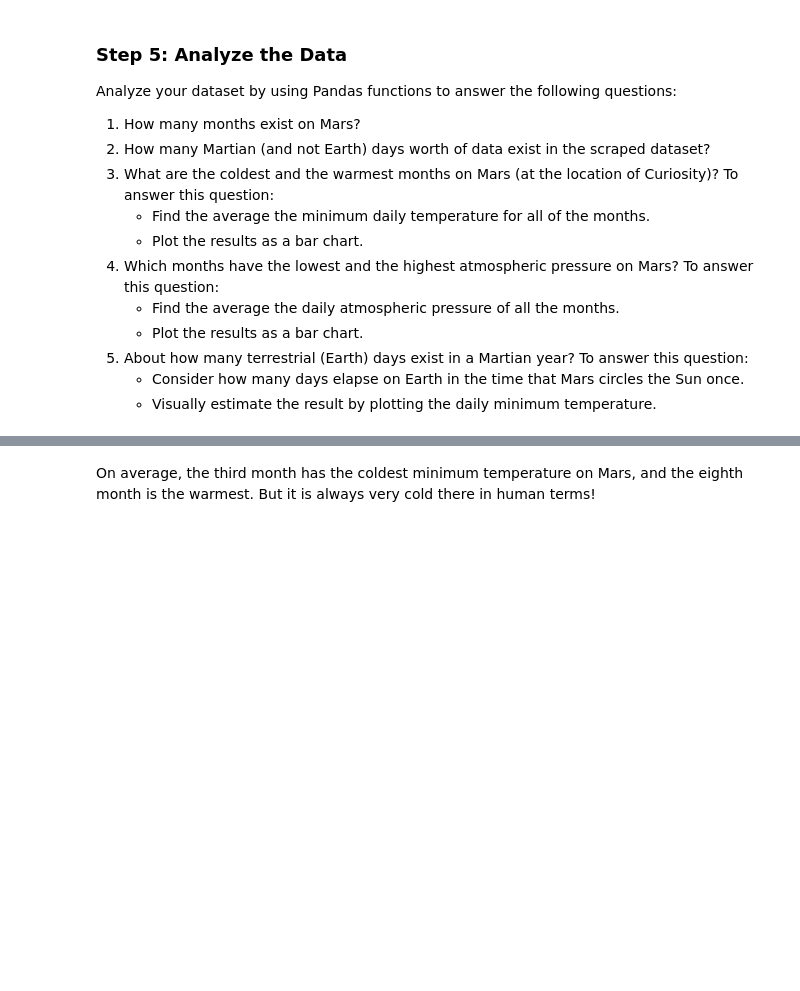
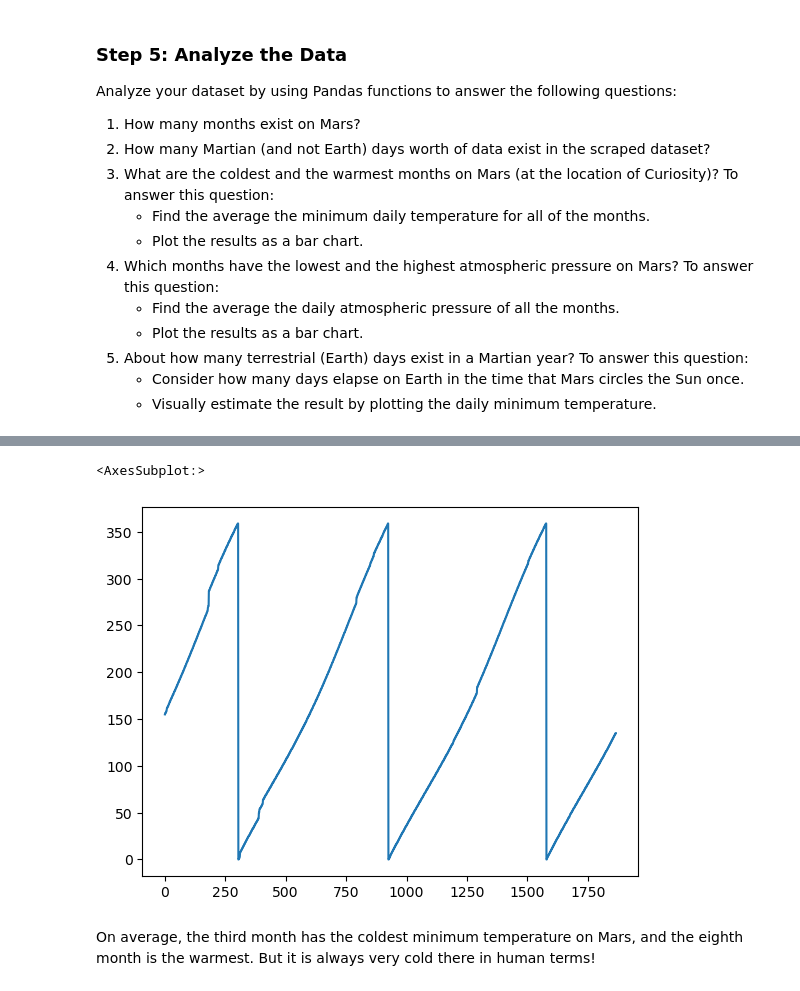
Before and after one commit to motoroid/Mars_challenge, a Jupyter notebook: part_2_mars_weather.ipynb, the cells around one changed output, grey strips where cells are left out. Cells and saved outputs as stored; diff of their text form; code cells hidden in the pictures; blank space fills up the shorter version.

```diff
--- a/part_2_mars_weather.ipynb
+++ b/part_2_mars_weather.ipynb
@@ -200,5 +304,11 @@ Analyze your dataset by using Pandas functions to answer the following questions
 # %%
 # 5. How many terrestrial (earth) days are there in a Martian year?
+mars_df['ls'].plot()
+
+#THE ANSWER IS ABOUT 700 from peak to peak on the x-axis
+# %% [output]
+<AxesSubplot:>
+[figure, added]
 # %% [markdown]
 On average, the third month has the coldest minimum temperature on Mars, and the eighth month is the warmest. But it is always very cold there in human terms!
 # %% [markdown]
```
Also changed, not shown: parts of 15 cells of this notebook, 2 other files.
